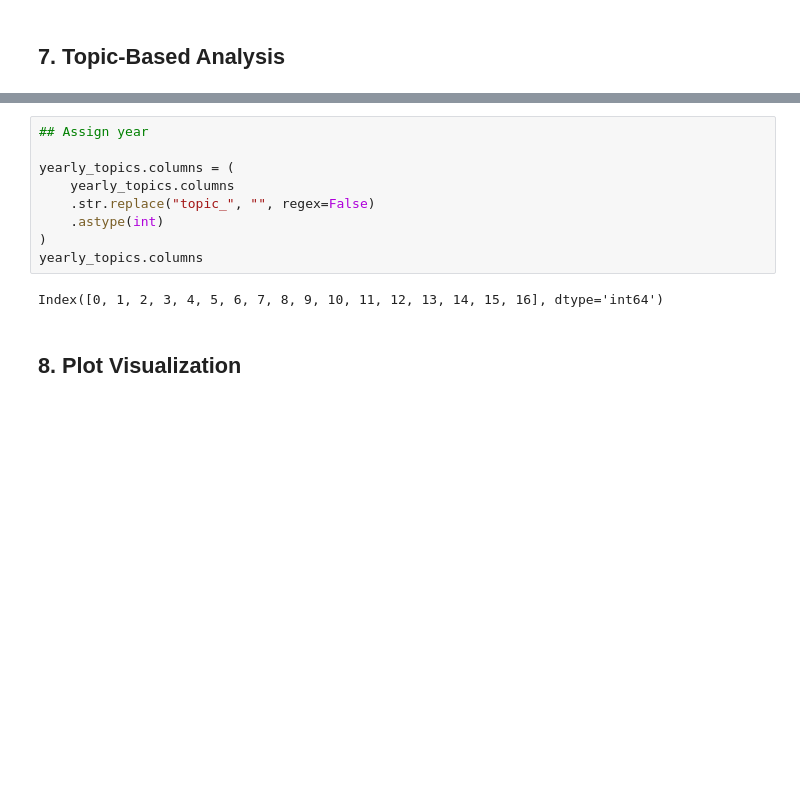
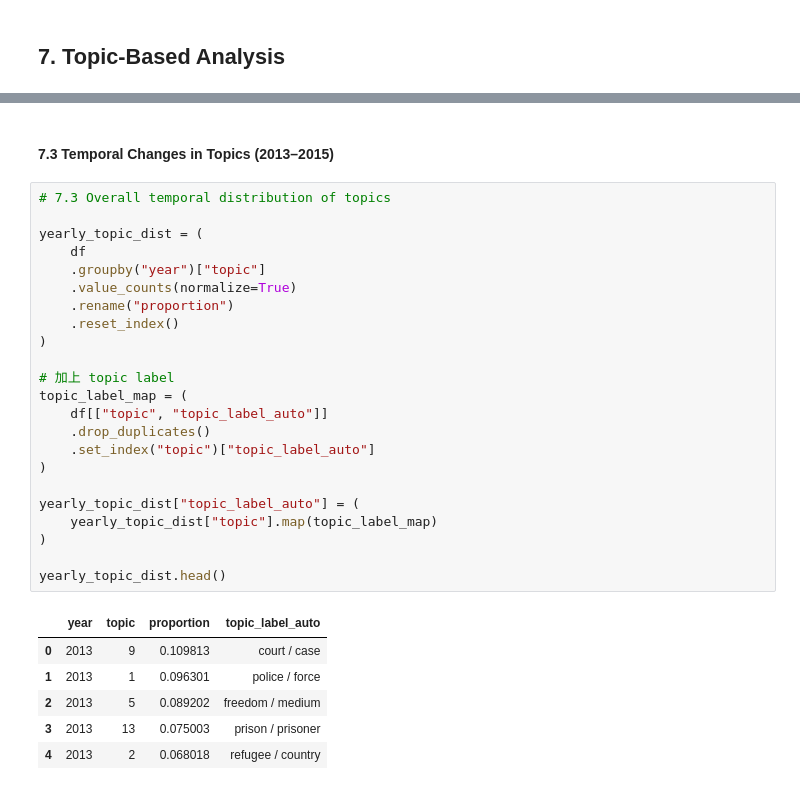
Before and after one commit to E-Zahra/Text-Mining-Project-US-EU-Diplomatic-Communications-2013-2015-, a Jupyter notebook: notebook/corpus_copy.ipynb, the cells around one changed output, grey strips where cells are left out. Drawn from its saved outputs; the diff is of its cells as text; blank space fills up the shorter version.

```diff
--- a/notebook/corpus_copy.ipynb
+++ b/notebook/corpus_copy.ipynb
@@ -571,13 +604,32 @@ out.reset_index().rename(columns={"index": "topic"})
-# %%
-## Assign year
-
-yearly_topics.columns = (
-    yearly_topics.columns
-    .str.replace("topic_", "", regex=False)
-    .astype(int)
-)
-yearly_topics.columns
-# %% [output]
-Index([0, 1, 2, 3, 4, 5, 6, 7, 8, 9, 10, 11, 12, 13, 14, 15, 16], dtype='int64')
-# %% [markdown]
-## **8. Plot Visualization**
+# %% [markdown]
+#### **7.3 Temporal Changes in Topics (2013–2015)**
+# %%
+# 7.3 Overall temporal distribution of topics
+
+yearly_topic_dist = (
+    df
+    .groupby("year")["topic"]
+    .value_counts(normalize=True)
+    .rename("proportion")
+    .reset_index()
+)
+
+# 加上 topic label
+topic_label_map = (
+    df[["topic", "topic_label_auto"]]
+    .drop_duplicates()
+    .set_index("topic")["topic_label_auto"]
+)
+
+yearly_topic_dist["topic_label_auto"] = (
+    yearly_topic_dist["topic"].map(topic_label_map)
+)
+
+yearly_topic_dist.head()
+# %% [output]
+|  | year | topic | proportion | topic_label_auto |
+| 0 | 2013 | 9 | 0.109813 | court / case |
+| 1 | 2013 | 1 | 0.096301 | police / force |
+| 2 | 2013 | 5 | 0.089202 | freedom / medium |
+| 3 | 2013 | 13 | 0.075003 | prison / prisoner |
+| 4 | 2013 | 2 | 0.068018 | refugee / country |
```
Also changed, not shown: parts of 37 cells of this notebook.
